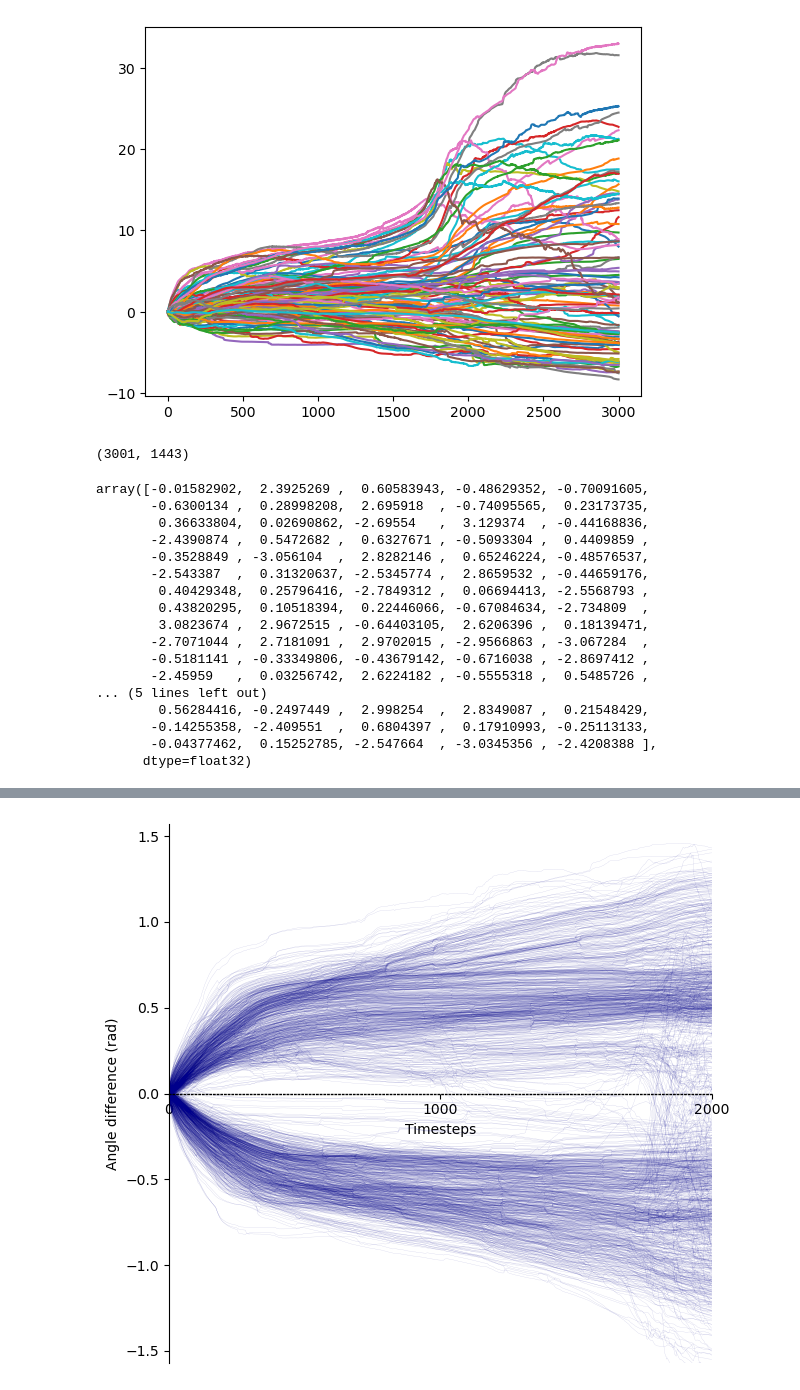
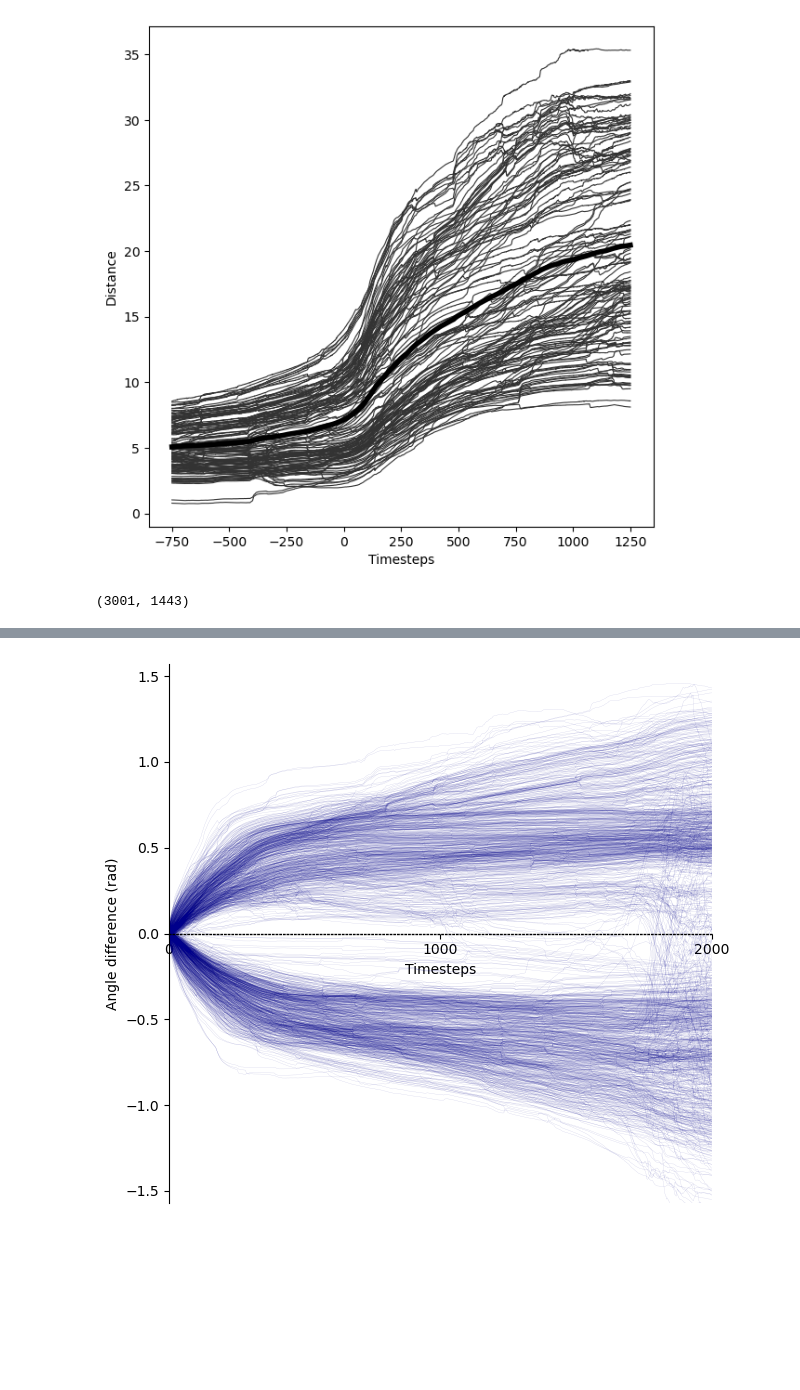
Before and after one commit to JakobSchauser/Thesis, a Jupyter notebook: CompareToData/Migration/migrationplot.ipynb, the cells around one changed output, grey strips where cells are left out. Cells and saved outputs as stored; diff of their text form; code cells hidden in the pictures; blank space fills up the shorter version.

```diff
--- a/CompareToData/Migration/migrationplot.ipynb
+++ b/CompareToData/Migration/migrationplot.ipynb
@@ -6,7 +6,9 @@ import h5py
 import cv2
 import matplotlib.pyplot as plt
 
-with h5py.File('../../CodePass2/runs/finale.hdf5', 'r') as f:
+path = '../../CodePass2/runs/'
+path = "D:/"
+with h5py.File(path+'finale.hdf5', 'r') as f:
     # read the data
     positions = f['x'][:]
     properties = f['properties'][:][0]
@@ -14,7 +16,7 @@ with h5py.File('../../CodePass2/runs/finale.hdf5', 'r') as f:
 # %%
 xx, yy, zz = positions[0, :, 0], positions[0, :, 1], positions[0, :, 2]
 
-important_part = properties == 1
+important_part = (properties == 1)* (zz >0)* (zz < 10)*(xx> 0) * (xx<20)
 
 cyl = positions[:, important_part, :]
 # %%
@@ -24,36 +26,22 @@ l.shape
 # %%
 # Transform into cylindrical coordinates
 
 r = np.sqrt(cyl[:, :, 1]**2 + cyl[:, :, 2]**2)
 theta = np.arctan2(cyl[:, :, 2], cyl[:, :, 1])
 l = cyl[:, :, 0]
 
-# Plot the trajectory
-plt.plot(l[:,:100]-l[0,:100],)
+
+plt.figure(figsize = (7, 7))
+# Plot the dimgray
+plt.plot([i - 1750 for i in range(len(l))][1000:],(l[:]-l[0])[1000:], c = (0.2,0.2,0.2,1), lw = 0.8, alpha =1.)
+#plot average
+plt.plot([i - 1750 for i in range(len(l))][1000:], np.mean(l[:]-l[0], axis = 1)[1000:], c = "black", lw = 4, alpha =1.)
+plt.xlabel("Timesteps")
+plt.ylabel("Distance")
 plt.show()
 # %% [output]
-[figure, old version]
+[figure, new version]
 # %%
 theta.shape
 # %% [output]
 (3001, 1443)
-# %%
-starts
-# %% [output]
-array([-0.01582902,  2.3925269 ,  0.60583943, -0.48629352, -0.70091605,
-       -0.6300134 ,  0.28998208,  2.695918  , -0.74095565,  0.23173735,
-        0.36633804,  0.02690862, -2.69554   ,  3.129374  , -0.44168836,
-       -2.4390874 ,  0.5472682 ,  0.6327671 , -0.5093304 ,  0.4409859 ,
-       -0.3528849 , -3.056104  ,  2.8282146 ,  0.65246224, -0.48576537,
-       -2.543387  ,  0.31320637, -2.5345774 ,  2.8659532 , -0.44659176,
-        0.40429348,  0.25796416, -2.7849312 ,  0.06694413, -2.5568793 ,
-        0.43820295,  0.10518394,  0.22446066, -0.67084634, -2.734809  ,
-        3.0823674 ,  2.9672515 , -0.64403105,  2.6206396 ,  0.18139471,
-       -2.7071044 ,  2.7181091 ,  2.9702015 , -2.9566863 , -3.067284  ,
-       -0.5181141 , -0.33349806, -0.43679142, -0.6716038 , -2.8697412 ,
-       -2.45959   ,  0.03256742,  2.6224182 , -0.5555318 ,  0.5485726 ,
-... (5 lines left out)
-        0.56284416, -0.2497449 ,  2.998254  ,  2.8349087 ,  0.21548429,
-       -0.14255358, -2.409551  ,  0.6804397 ,  0.17910993, -0.25113133,
-       -0.04377462,  0.15252785, -2.547664  , -3.0345356 , -2.4208388 ],
-      dtype=float32)
```
Also changed, not shown: parts of 4 cells of this notebook, 2 other files.
